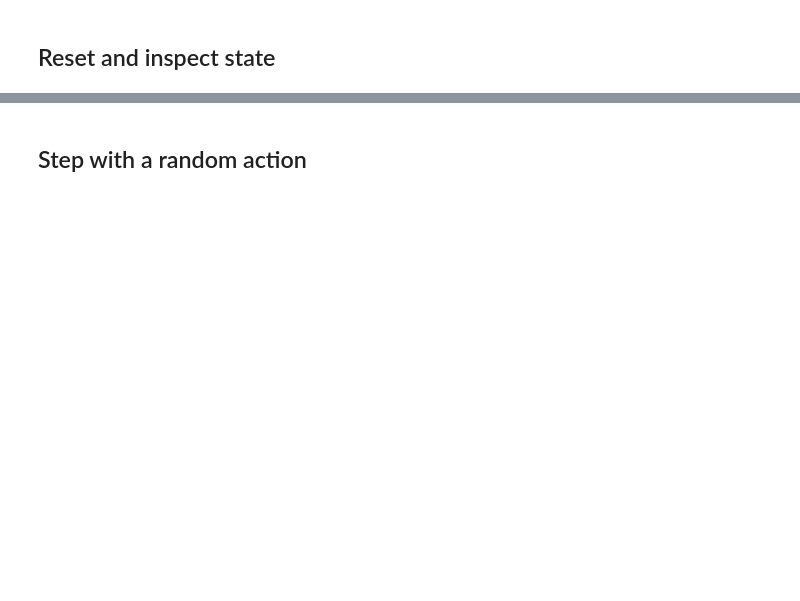
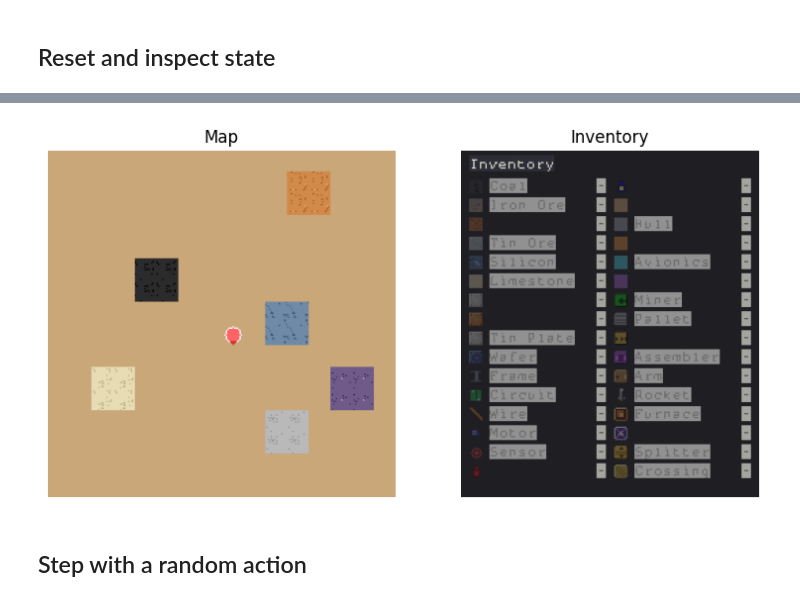
Before and after one commit to mickeybeurskens/factoriax, a Jupyter notebook: docs/guides/quick_start.ipynb, the cells around one changed output, grey strips where cells are left out. Drawn from its saved outputs; the diff is of its cells as text; code cells hidden in the pictures; blank space fills up the shorter version.

```diff
--- a/docs/guides/quick_start.ipynb
+++ b/docs/guides/quick_start.ipynb
@@ -43,3 +74,25 @@ print("step:     ", state.timestep)
+# %%
+from factoriax.analysis.inventory import render_inventory_panel
+
+map_img = np.array(img)                           # (H, W, 4) RGBA
+inventory = np.array(state.player_inventory[0])   # counts indexed by ItemType
+
+inv_panel = render_inventory_panel(inventory, width=220, height=map_img.shape[0])
+
+fig, axes = plt.subplots(
+    1, 2, figsize=(8, 4),
+    gridspec_kw={"width_ratios": [map_img.shape[1], inv_panel.shape[1]]},
+)
+axes[0].imshow(map_img)
+axes[0].axis("off")
+axes[0].set_title("Map")
+axes[1].imshow(inv_panel)
+axes[1].axis("off")
+axes[1].set_title("Inventory")
+plt.tight_layout()
+plt.show()
+# %% [output]
+[figure, added]
 # %% [markdown]
 ## Step with a random action
 # %%
```
Also changed, not shown: parts of 10 cells of this notebook.
